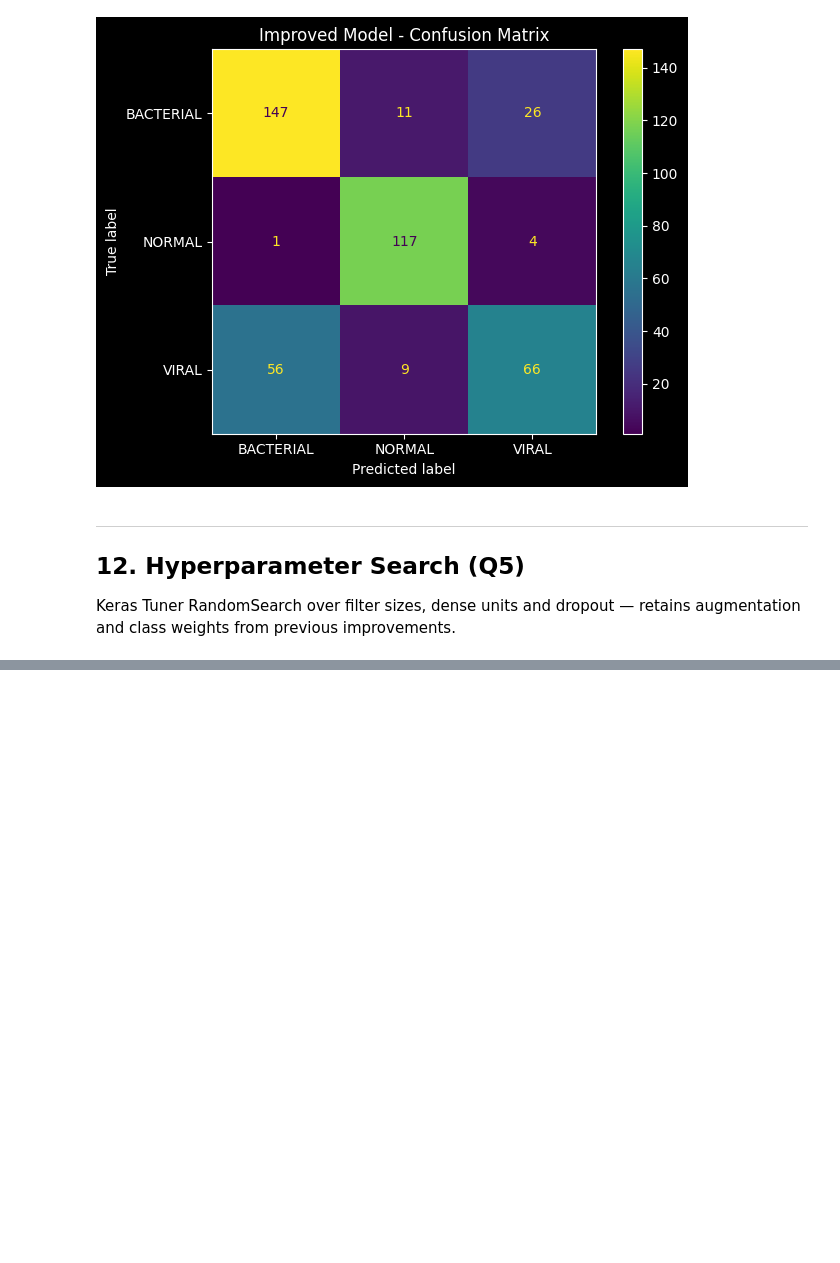
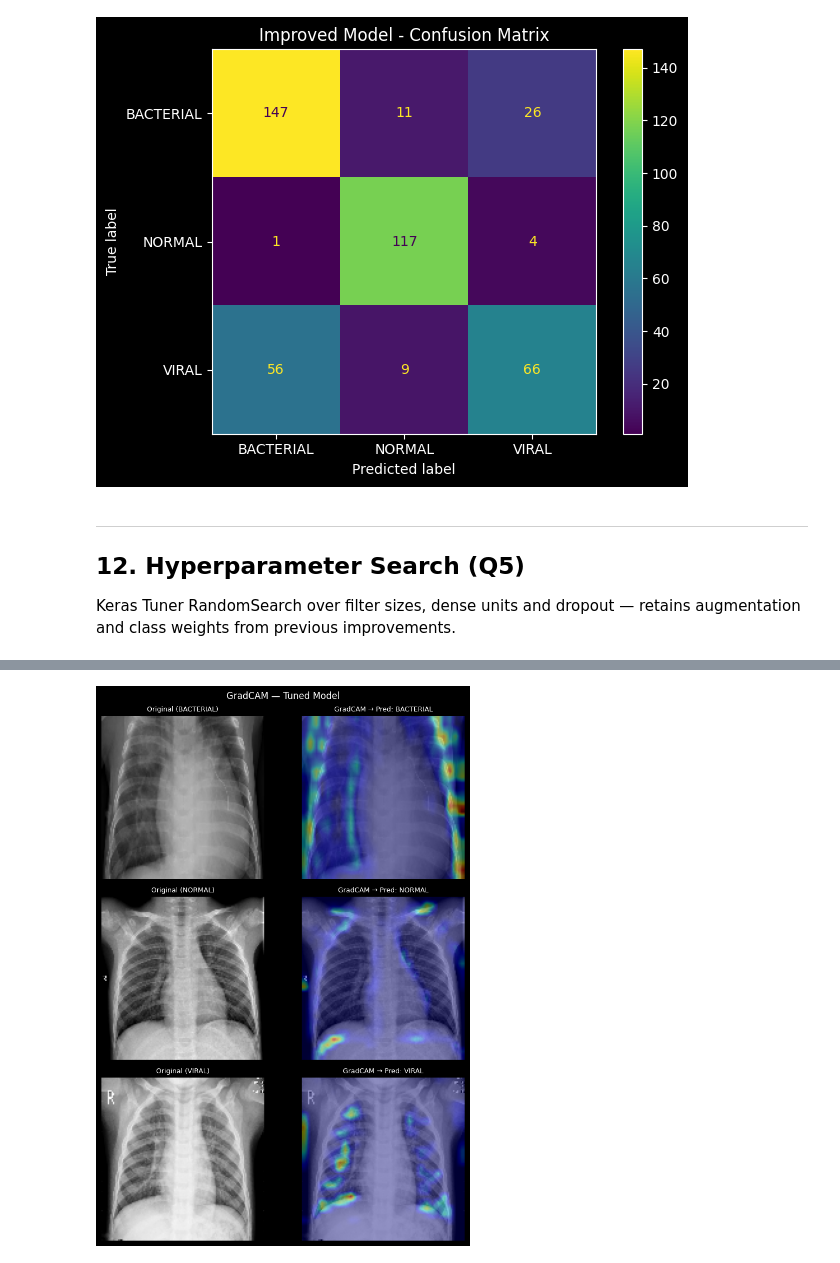
Before and after one commit to akosbujdi/cv-assign2-ann, a Jupyter notebook: pneumonia_classification.ipynb, the cells around one changed output, grey strips where cells are left out. Cells and saved outputs as stored; diff of their text form; code cells hidden in the pictures; blank space fills up the shorter version.

```diff
--- a/pneumonia_classification.ipynb
+++ b/pneumonia_classification.ipynb
@@ -524,0 +565,67 @@ weighted avg       0.78      0.78      0.77       437
+# %%
+def make_gradcam_heatmap(img_array, model):
+    # Build functional sub-model by tracing through layers (Keras 3 compatible)
+    last_conv_idx = max(i for i, l in enumerate(model.layers) if isinstance(l, Conv2D))
+    inp = tf.keras.Input(shape=(IMG_HEIGHT, IMG_WIDTH, IMG_CHANNELS))
+    x = inp
+    conv_out = None
+    for i, layer in enumerate(model.layers):
+        x = layer(x)
+        if i == last_conv_idx:
+            conv_out = x
+    grad_model = tf.keras.Model(inputs=inp, outputs=[conv_out, x])
+
+    with tf.GradientTape() as tape:
+        conv_outputs, predictions = grad_model(img_array, training=False)
+        pred_class = tf.argmax(predictions[0])
+        class_score = predictions[:, pred_class]
+    grads = tape.gradient(class_score, conv_outputs)
+    pooled_grads = tf.reduce_mean(grads, axis=(0, 1, 2))
+    heatmap = conv_outputs[0] @ pooled_grads[..., tf.newaxis]
+    heatmap = tf.squeeze(heatmap)
+    heatmap = tf.maximum(heatmap, 0) / (tf.math.reduce_max(heatmap) + 1e-8)
+    return heatmap.numpy(), int(pred_class)
+
+
+def overlay_heatmap(img, heatmap, alpha=0.4):
+    heatmap_resized = np.array(
+        tf.image.resize(heatmap[..., tf.newaxis], (img.shape[0], img.shape[1]))
+    ).squeeze()
+    heatmap_colored = plt.cm.jet(heatmap_resized)[:, :, :3]
+    img_norm = img.astype(np.float32) / 255.0
+    return np.clip(img_norm * (1 - alpha) + heatmap_colored * alpha, 0, 1)
+
+
+# Collect one sample image per class from the test set
+samples = {}
+for images, labels in test_ds:
+    for img, label in zip(images.numpy(), labels.numpy()):
+        cls = class_names[label]
+        if cls not in samples:
+            samples[cls] = img
+        if len(samples) == num_classes:
+            break
+    if len(samples) == num_classes:
+        break
+
+# Plot GradCAM for each class
+fig, axes = plt.subplots(num_classes, 2, figsize=(8, num_classes * 3.5))
+for row, cls in enumerate(class_names):
+    img = samples[cls]
+    img_tensor = tf.expand_dims(img, axis=0)
+    heatmap, pred_idx = make_gradcam_heatmap(img_tensor, tuned_model)
+    overlay = overlay_heatmap(img, heatmap)
+
+    axes[row, 0].imshow(img.astype('uint8'))
+    axes[row, 0].set_title(f'Original ({cls})', fontsize=9)
+    axes[row, 0].axis('off')
+
+    axes[row, 1].imshow(overlay)
+    axes[row, 1].set_title(f'GradCAM → Pred: {class_names[pred_idx]}', fontsize=9)
+    axes[row, 1].axis('off')
+
+plt.suptitle('GradCAM — Tuned Model', fontsize=12)
+plt.tight_layout()
+plt.show()
+# %% [output]
+[figure, added]
```
Also changed, not shown: parts of 13 cells of this notebook, 1 other file.
